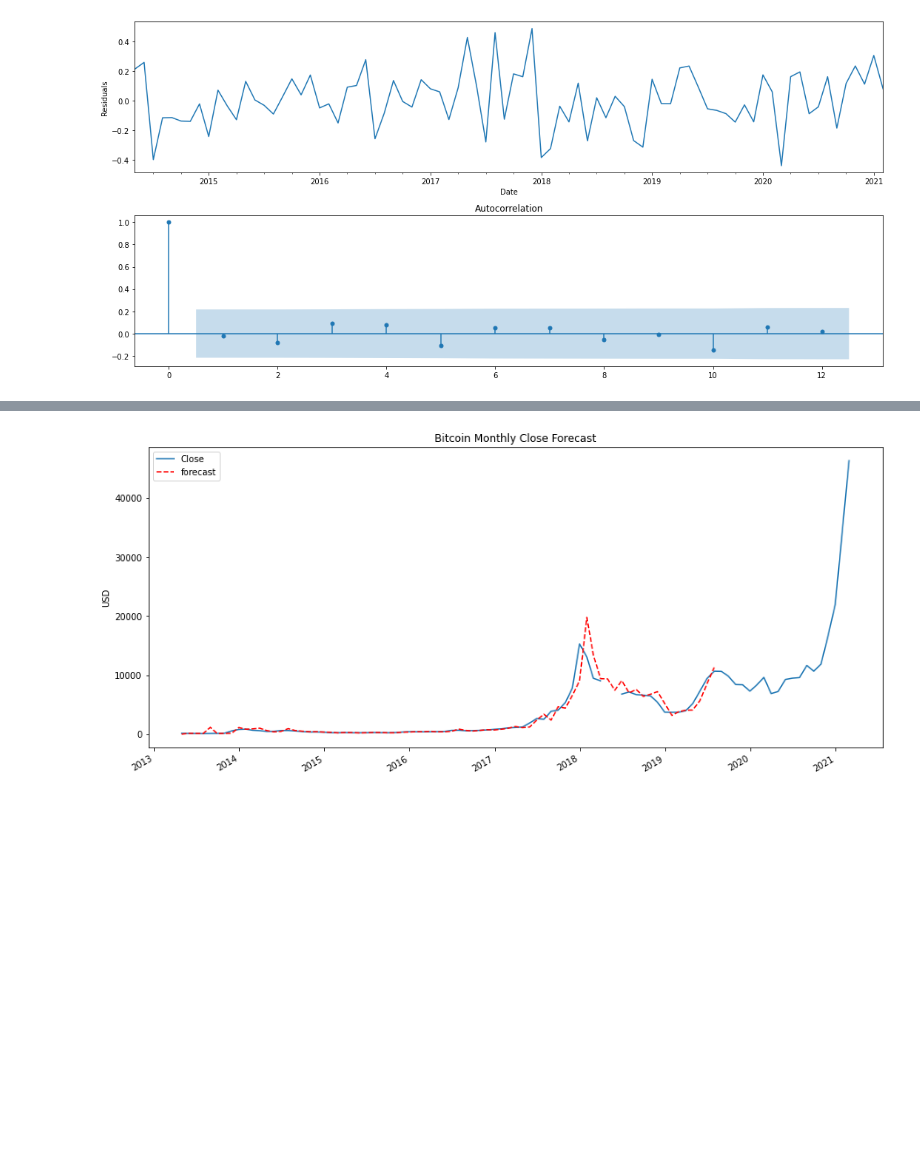
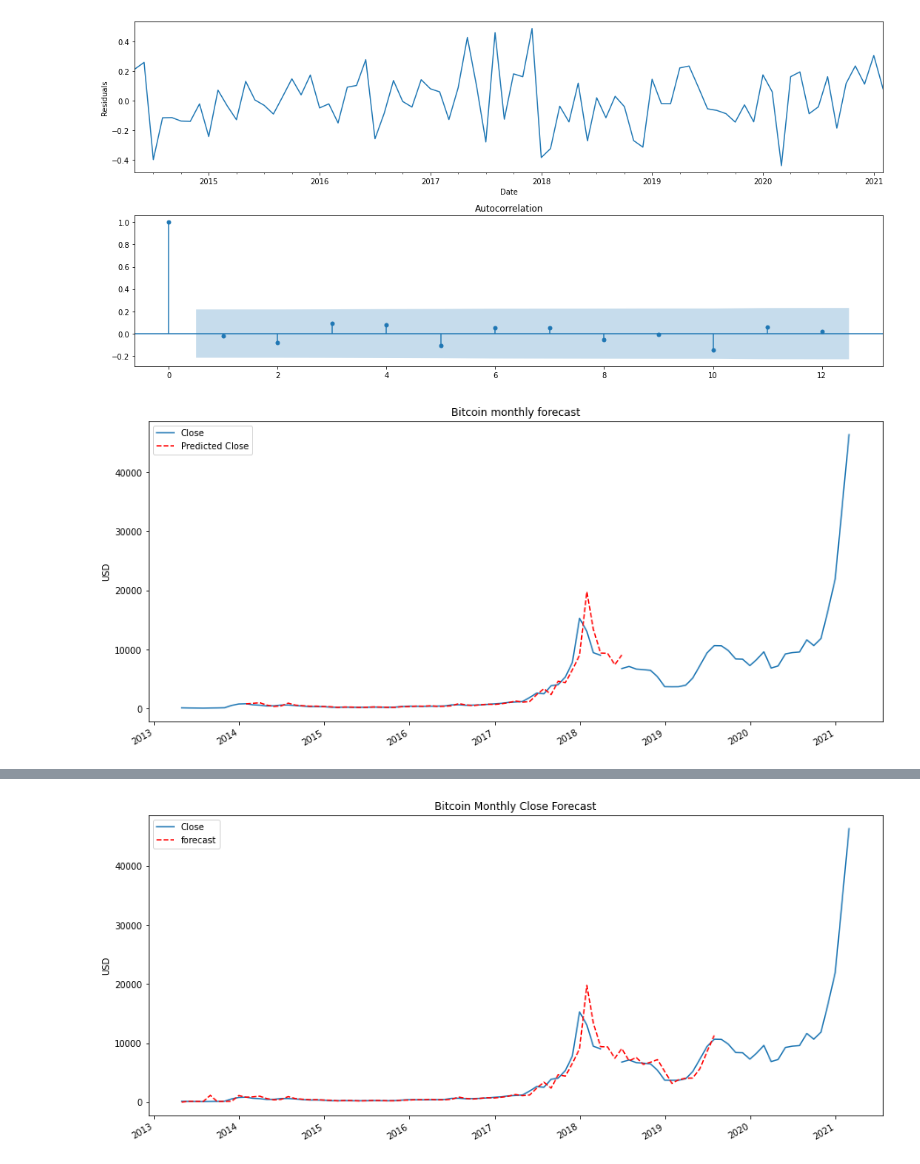
Before and after one commit to samuzaffar99/Crypto-Price-Pred, a Jupyter notebook: ARIMA.ipynb, the cells around one changed output, grey strips where cells are left out. Drawn from its saved outputs; the diff is of its cells as text; code cells hidden in the pictures; blank space fills up the shorter version.

```diff
--- a/ARIMA.ipynb
+++ b/ARIMA.ipynb
@@ -293,3 +308,33 @@ plt.show()
 # %% [output]
 Dickey–Fuller test:: p=0.000000
 [figure]
+# %%
+# Inverse Box-Cox Transformation Function
+def invboxcox(y,lmbda):
+   if lmbda == 0:
+      return(np.exp(y))
+   else:
+      return(np.exp(np.log(lmbda*y+1)/lmbda))
+# %%
+# Prediction
+btc_month_pred = dfMonth[['Close']]
+#date_list = [datetime(2018, 3, 31), datetime(2018, 4, 30), datetime(2018, 5, 31), datetime(2018, 6, 30),
+#             datetime(2018, 7, 31), datetime(2018, 8, 31), datetime(2018, 9, 30), datetime(2018, 10, 31),
+#             datetime(2018, 11, 30), datetime(2018, 12, 31)]
+date_list = [datetime(2018, 3, 31), datetime(2018, 4, 30), datetime(2018, 5, 31), datetime(2018, 6, 30)]
+future = pd.DataFrame(index=date_list, columns= dfMonth.columns)
+btc_month_pred = pd.concat([btc_month_pred, future])
+
+#btc_month_pred['forecast'] = invboxcox(best_model.predict(start=0, end=75), lmbda)
+btc_month_pred['forecast'] = invboxcox(best_model.predict(start=datetime(2014, 1, 31), end=datetime(2018, 6, 30)), lmbda)
+
+
+plt.figure(figsize=(15,7))
+btc_month_pred.Close.plot()
+btc_month_pred.forecast.plot(color='r', ls='--', label='Predicted Close')
+plt.legend()
+plt.title('Bitcoin monthly forecast')
+plt.ylabel('USD')
+plt.show()
+# %% [output]
+[figure, added]
```
Also changed, not shown: parts of 19 cells of this notebook.
